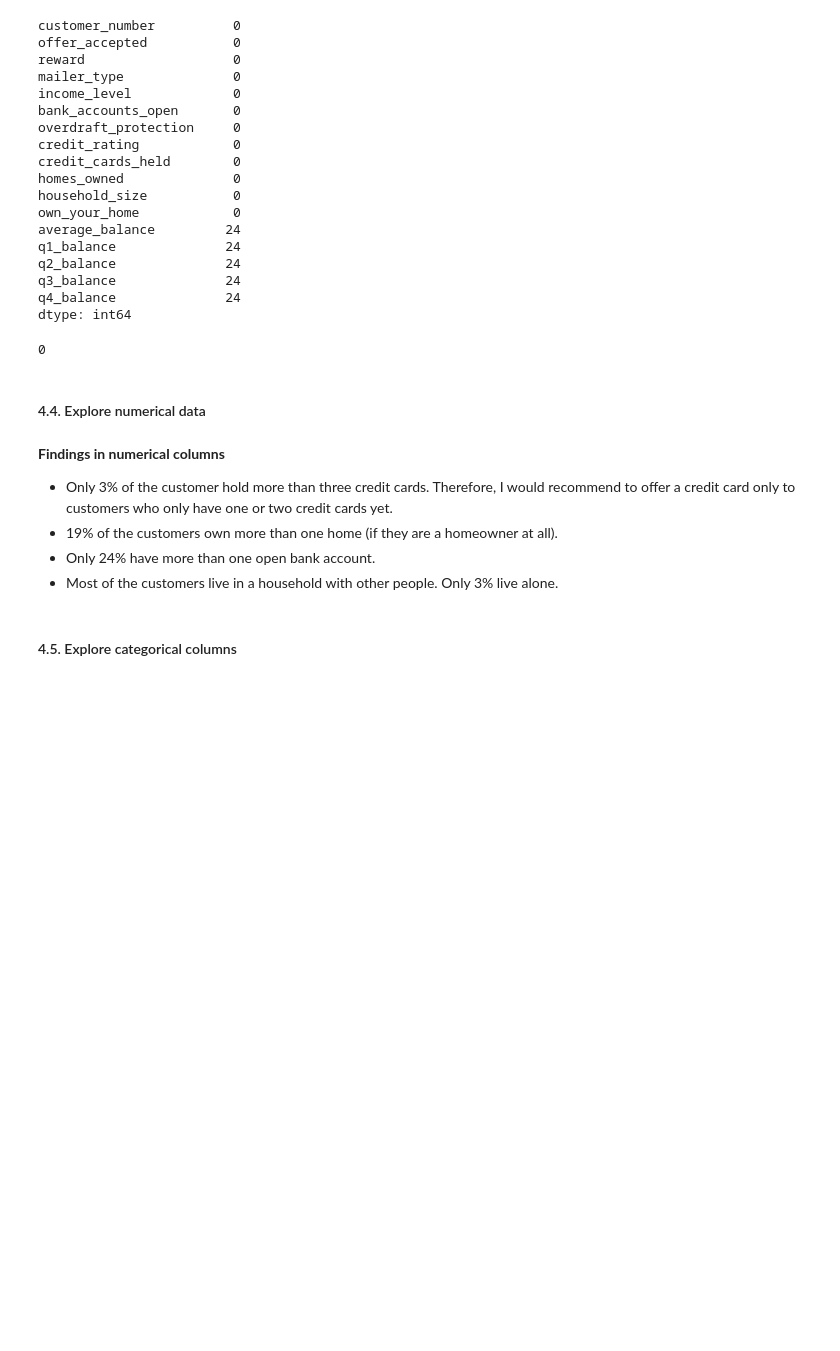
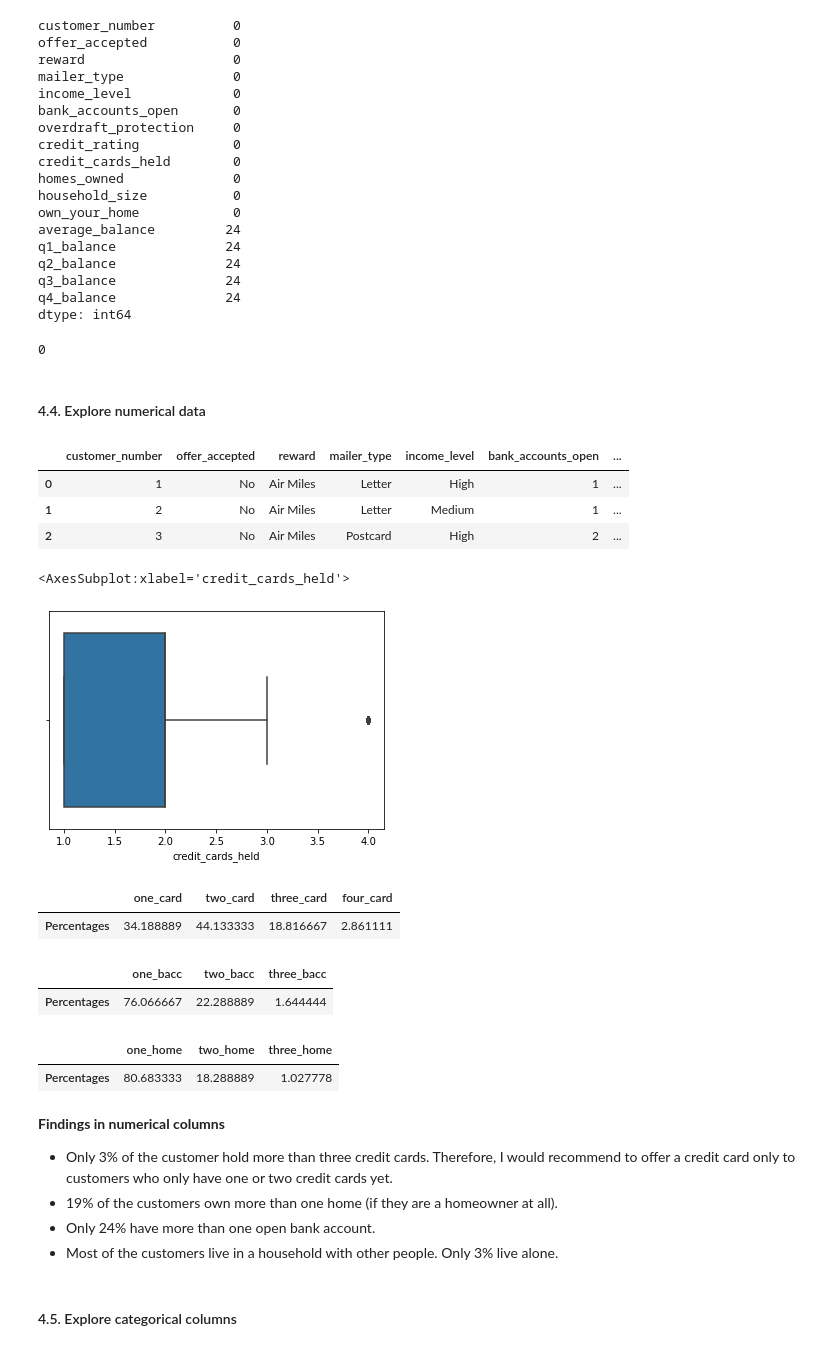
Before and after one commit to JulianTrufero/credit-card-classification, a Jupyter notebook: sol_python _classification.ipynb, the cells around one changed output. Saved outputs shown, nothing was run; the diff lists cells and outputs as text; code cells hidden in the pictures; blank space fills up the shorter version.

```diff
--- a/sol_python _classification.ipynb
+++ b/sol_python _classification.ipynb
@@ -145,6 +146,49 @@ for c in n_col:
     credit[f'{c}'].fillna(int(credit[f'{c}'].median()), inplace=True)
 # %% [markdown]
 #### 4.4. Explore numerical data
+# %%
+credit.head(3)
+# %% [output]
+|  | customer_number | offer_accepted | reward | mailer_type | income_level | bank_accounts_open | ... |
+| 0 | 1 | No | Air Miles | Letter | High | 1 | ... |
+| 1 | 2 | No | Air Miles | Letter | Medium | 1 | ... |
+| 2 | 3 | No | Air Miles | Postcard | High | 2 | ... |
+# %%
+sns.boxplot(credit.credit_cards_held)
+# %% [output]
+<AxesSubplot:xlabel='credit_cards_held'>
+[figure, added]
+# %%
+card_holders = {'one_card': ((credit.loc[credit.credit_cards_held == 1].shape[0]) * 100) / credit.shape[0],
+                'two_card': ((credit.loc[credit.credit_cards_held == 2].shape[0]) * 100) / credit.shape[0],
+                'three_card': ((credit.loc[credit.credit_cards_held == 3].shape[0]) * 100) / credit.shape[0],
+                'four_card': ((credit.loc[credit.credit_cards_held == 4].shape[0]) * 100) / credit.shape[0]}
+percentage = ['Percentages']
+cdf = pd.DataFrame(card_holders, index=percentage)
+cdf
+# %% [output]
+|  | one_card | two_card | three_card | four_card |
+| Percentages | 34.188889 | 44.133333 | 18.816667 | 2.861111 |
+# %%
+bank_accs = {'one_bacc': ((credit.loc[credit.bank_accounts_open == 1].shape[0]) * 100) / credit.shape[0],
+            'two_bacc': ((credit.loc[credit.bank_accounts_open == 2].shape[0]) * 100) / credit.shape[0],
+            'three_bacc': ((credit.loc[credit.bank_accounts_open == 3].shape[0]) * 100) / credit.shape[0]}
+percentage = ['Percentages']
+bdf = pd.DataFrame(bank_accs, index=percentage)
+bdf
+# %% [output]
+|  | one_bacc | two_bacc | three_bacc |
+| Percentages | 76.066667 | 22.288889 | 1.644444 |
+# %%
+homes = {'one_home': ((credit.loc[credit.homes_owned == 1].shape[0]) * 100) / credit.shape[0],
+         'two_home': ((credit.loc[credit.homes_owned == 2].shape[0]) * 100) / credit.shape[0],
+         'three_home': ((credit.loc[credit.homes_owned == 3].shape[0]) * 100) / credit.shape[0]}
+percentage = ['Percentages']
+hdf = pd.DataFrame(homes, index=percentage)
+hdf
+# %% [output]
+|  | one_home | two_home | three_home |
+| Percentages | 80.683333 | 18.288889 | 1.027778 |
 # %% [markdown]
 **Findings in numerical columns**
 - Only 3% of the customer hold more than three credit cards. Therefore, I would recommend to offer a credit card only to customers who only have one or two credit cards yet.
```
Also changed, not shown: parts of 1 cell of this notebook.
